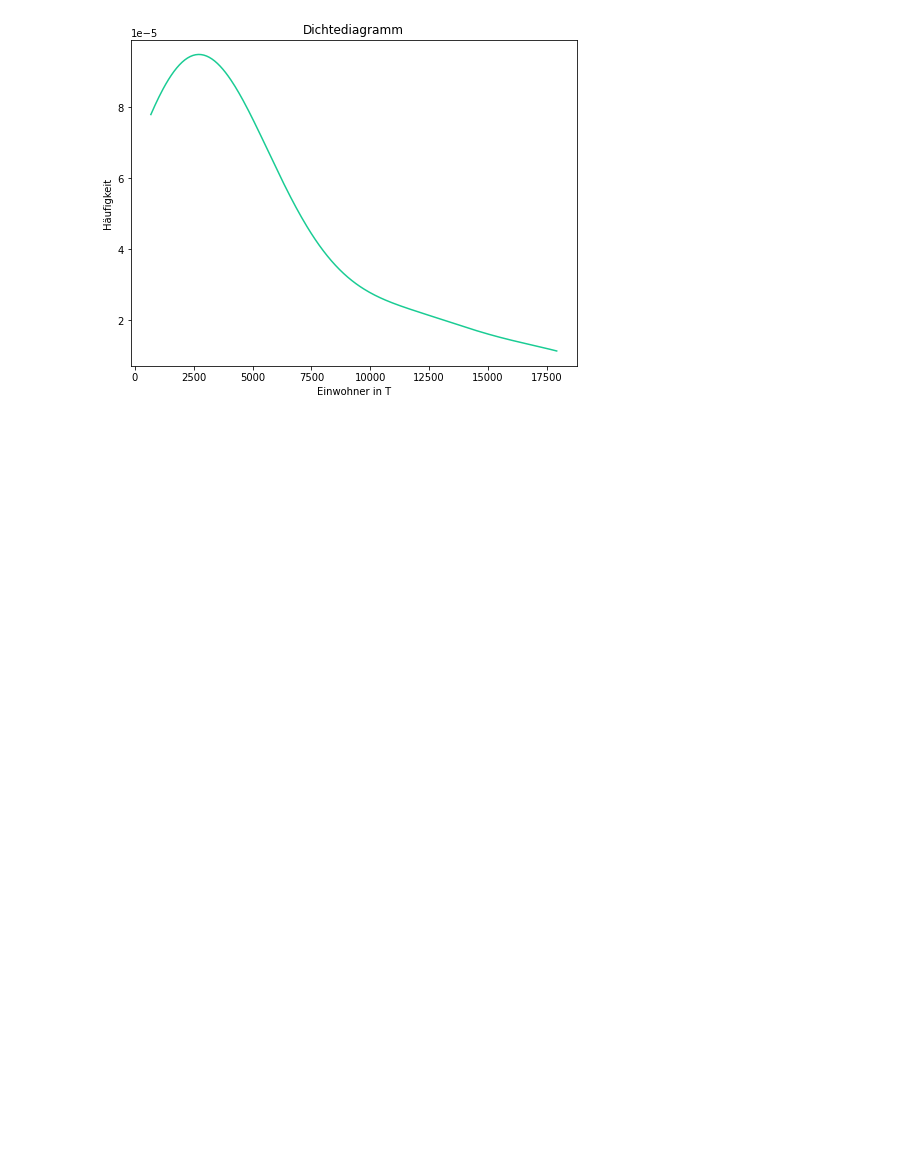
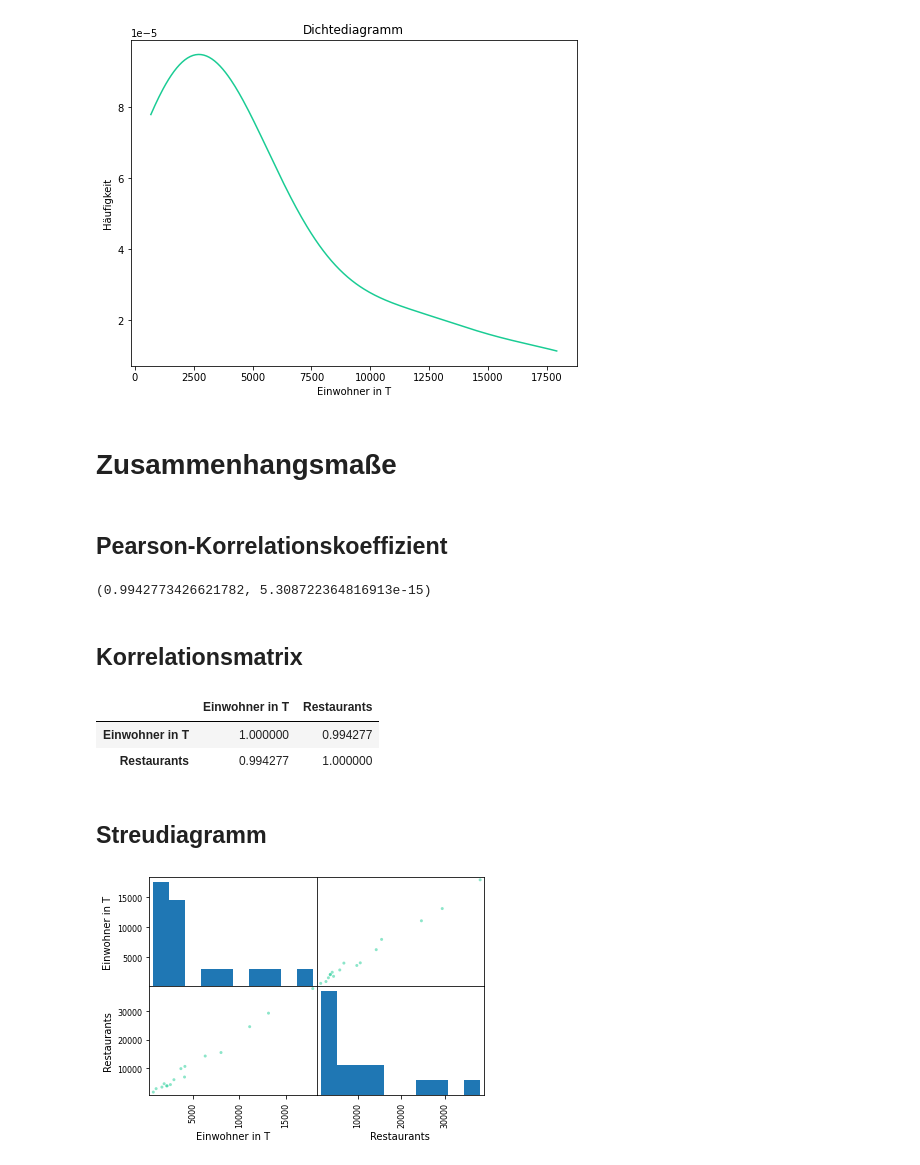
Before and after one commit to fullstack-ml-academy/full-stack-machine-learning, a Jupyter notebook: notepads/02 - Explorative Analyse/EDA - Explorative Datenanalyse.ipynb, the cells around one changed output. Cells and saved outputs as stored; diff of their text form; code cells hidden in the pictures; blank space fills up the shorter version.

```diff
--- a/notepads/02 - Explorative Analyse/EDA - Explorative Datenanalyse.ipynb
+++ b/notepads/02 - Explorative Analyse/EDA - Explorative Datenanalyse.ipynb
@@ -168,3 +174,26 @@ plt.xlabel("Einwohner in T")
 plt.show()
 # %% [output]
 [figure]
+# %% [markdown]
+# Zusammenhangsmaße
+# %% [markdown]
+## Pearson-Korrelationskoeffizient
+# %%
+stats.pearsonr(data["Einwohner in T"],data["Restaurants"])
+# %% [output]
+(0.9942773426621782, 5.308722364816913e-15)
+# %% [markdown]
+## Korrelationsmatrix
+# %%
+data[["Einwohner in T","Restaurants"]].corr()
+# %% [output]
+|  | Einwohner in T | Restaurants |
+| Einwohner in T | 1.000000 | 0.994277 |
+| Restaurants | 0.994277 | 1.000000 |
+# %% [markdown]
+## Streudiagramm
+# %%
+pd.plotting.scatter_matrix(data[["Einwohner in T","Restaurants"]],c="#1ACC94")
+plt.show()
+# %% [output]
+[figure, added]
```
Also changed, not shown: parts of 5 cells of this notebook.
